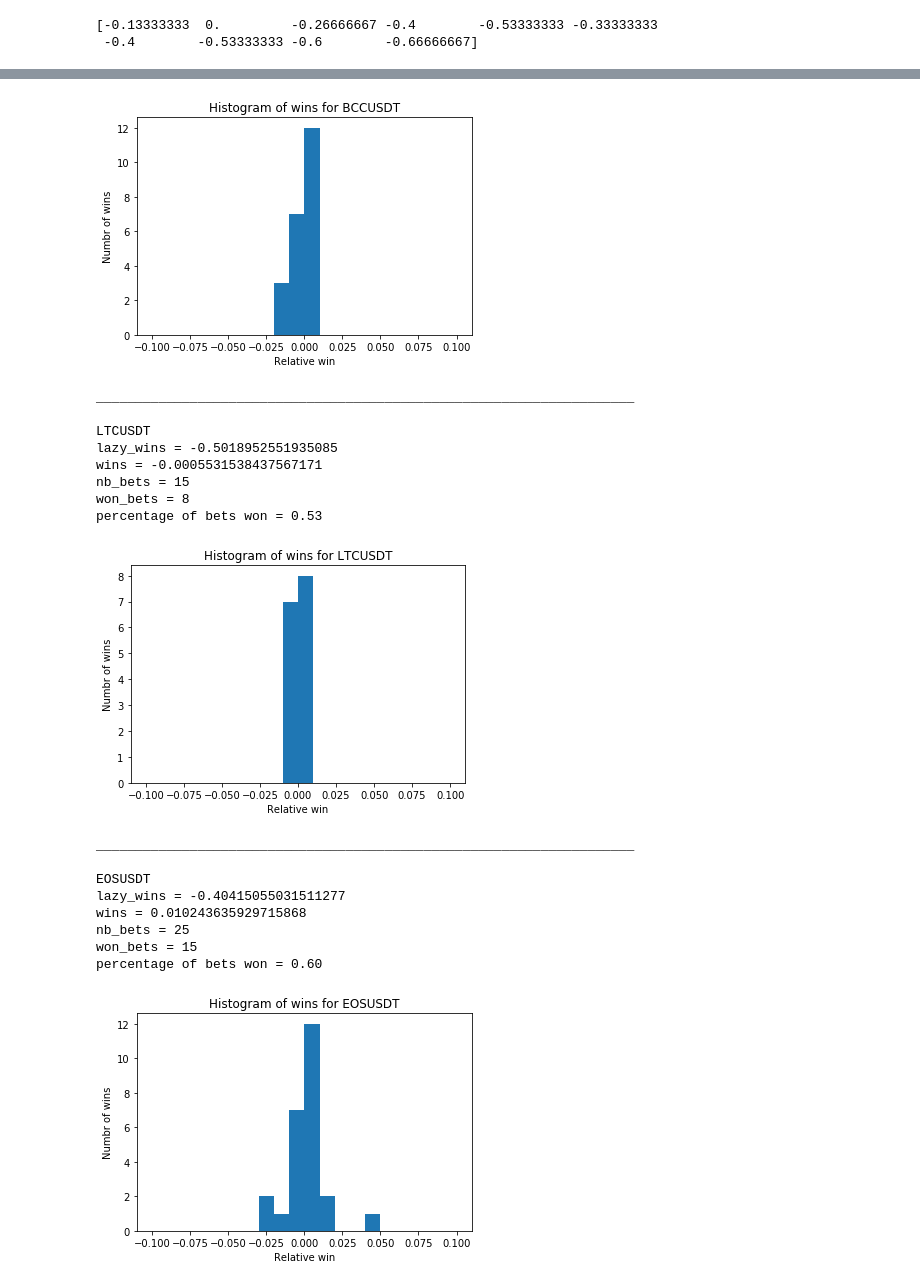
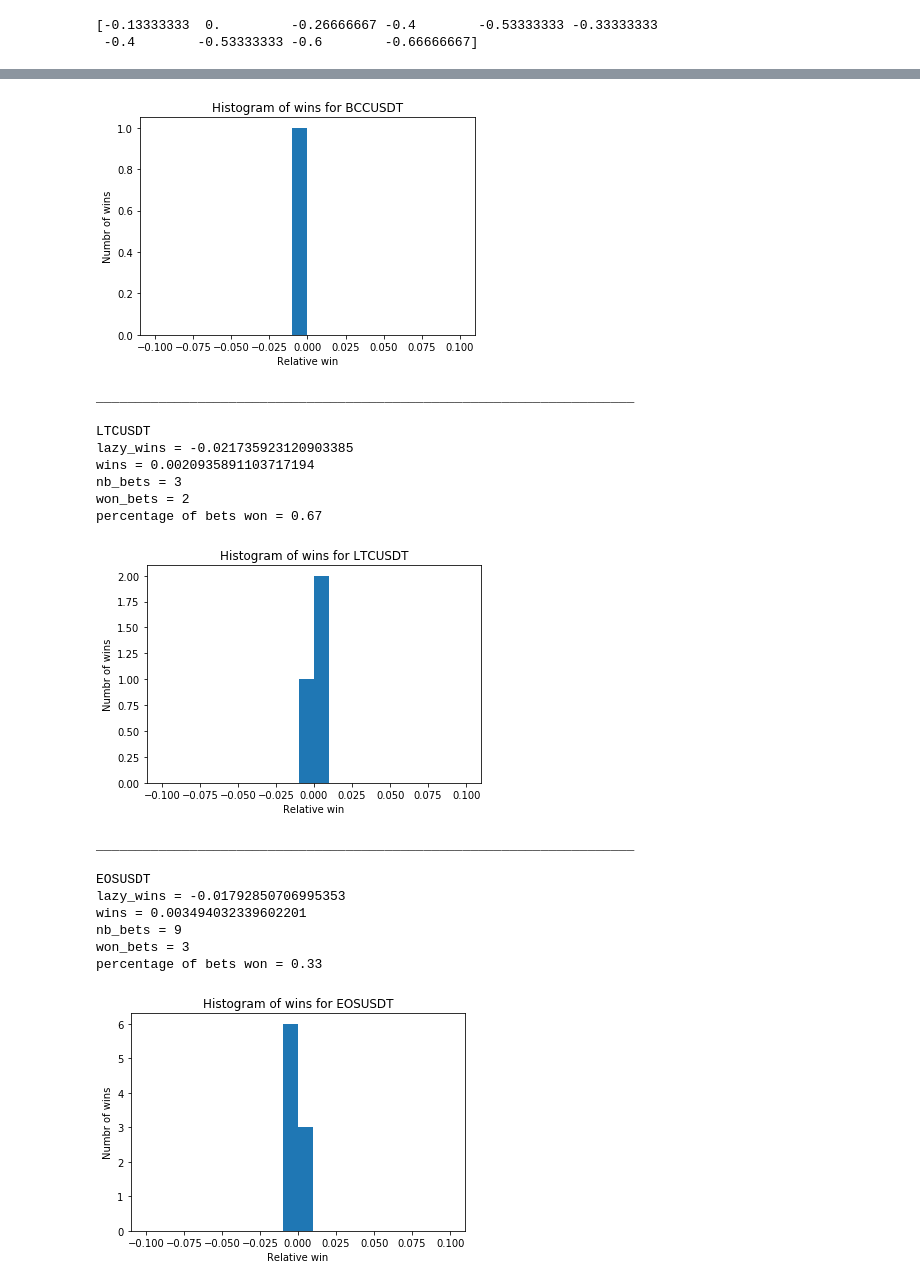
Before and after one commit to ericguillaume/sniffer, a Jupyter notebook: visualize_features.ipynb, the cells around one changed output, grey strips where cells are left out. Cells and saved outputs as stored; diff of their text form; code cells hidden in the pictures.

Commit message:
fix bugs: timestamps were in ms

```diff
--- a/visualize_features.ipynb
+++ b/visualize_features.ipynb
@@ -21,15 +20,12 @@ selected_symbols = USDT_SYMBOLS[:nb_symbol_limit] # DELETE SELECTED SYNBOLS
 # %%
 # load disk data, SLOW
 
-def get_dict_symbol_rows(nb_minutes_data_is_used):
+def get_dict_symbol_rows():
     dict_symbol_rows = {}
     for idx, symbol in enumerate(selected_symbols):
         with open("{}/binance_{}_only_start_price.csv".format(DATA_FOLDER_NAME, symbol), newline='') as csvfile:
             spamreader = csv.reader(csvfile, delimiter=',', quotechar='|')
             rows = [row for row in spamreader]
-
-            if nb_minutes_data_is_used != "nolimit":
-                rows = rows[:nb_minutes_data_is_used]
 
             dict_symbol_rows[symbol] = rows
 
@@ -39,7 +35,7 @@ def get_dict_symbol_rows(nb_minutes_data_is_used):
             print()
     return dict_symbol_rows
 
-dict_symbol_rows = get_dict_symbol_rows(nb_minutes_data_is_used)
+dict_symbol_rows = get_dict_symbol_rows()
 # %% [output]
 testing if we can read the files correctly
 ['1518822000000', '10179.95']
@@ -83,7 +79,7 @@ def get_x_y():
         prices = []
         rows = dict_symbol_rows[symbol]
         for row in rows:
-            timestamp = int(row[0])
+            timestamp = int(row[0]) / 1000
             price = float(row[1])
             timestamps.append(timestamp)
             prices.append(price)
@@ -305,10 +301,10 @@ def display_histogram_wins(symbol, win_array):
         plt.show()
 
 
-def try_winning(symbol):
+def try_winning(symbol, all_won_bets):
     #d_symbol_minutes_before_retrying = defaultdict(int)
     wins = 0.0 # sum of relative wins
-    keep_for_x_minutes = 15
+    keep_for_x_minutes = 2
     dont_touch_same_currency_for_n_minutes = 50
     min_diff_domains_weighted_to_buy_or_sell = 0.86 # debug 0.75
 
@@ -373,9 +369,12 @@ def try_winning(symbol):
         print("percentage of bets won = {:.2f}".format(won_bets / float(nb_bets)))
     display_histogram_wins(symbol, win_array)
     print("_____________________________________________________________________ \n")
+    all_won_bets.extend(win_array)
 
 
+all_won_bets = []
 for symbol in selected_symbols:
-    try_winning(symbol)
+    try_winning(symbol, all_won_bets)
+display_histogram_wins("All currencies", all_won_bets)
 # %% [output]
 BTCUSDT
@@ -412,22 +411,22 @@ percentage of bets won = 0.55
-[figure, old version]
+[figure, new version]
 _____________________________________________________________________
 
 LTCUSDT
-lazy_wins = -0.5018952551935085
-wins = -0.0005531538437567171
-nb_bets = 15
-won_bets = 8
-percentage of bets won = 0.53
+lazy_wins = -0.021735923120903385
+wins = 0.0020935891103717194
+nb_bets = 3
+won_bets = 2
+percentage of bets won = 0.67
-[figure, old version]
+[figure, new version]
 _____________________________________________________________________
 
 EOSUSDT
-lazy_wins = -0.40415055031511277
-wins = 0.010243635929715868
-nb_bets = 25
-won_bets = 15
-percentage of bets won = 0.60
+lazy_wins = -0.01792850706995353
+wins = 0.003494032339602201
+nb_bets = 9
+won_bets = 3
+percentage of bets won = 0.33
-[figure, old version]
+[figure, new version]
 _____________________________________________________________________
 
 ADAUSDT
```
Also changed, not shown: parts of 3 cells of this notebook.
